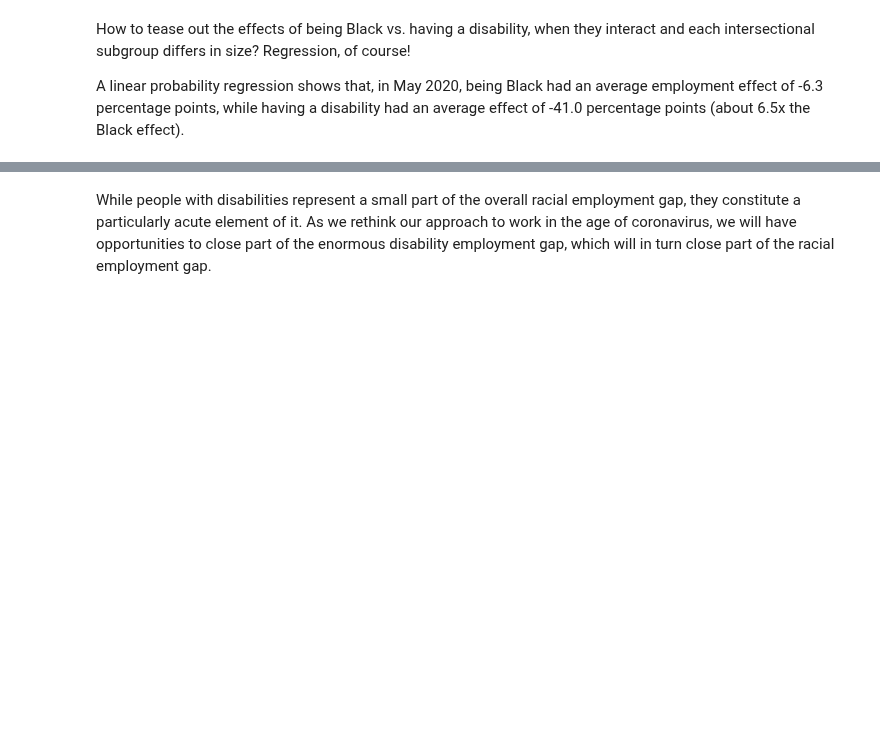
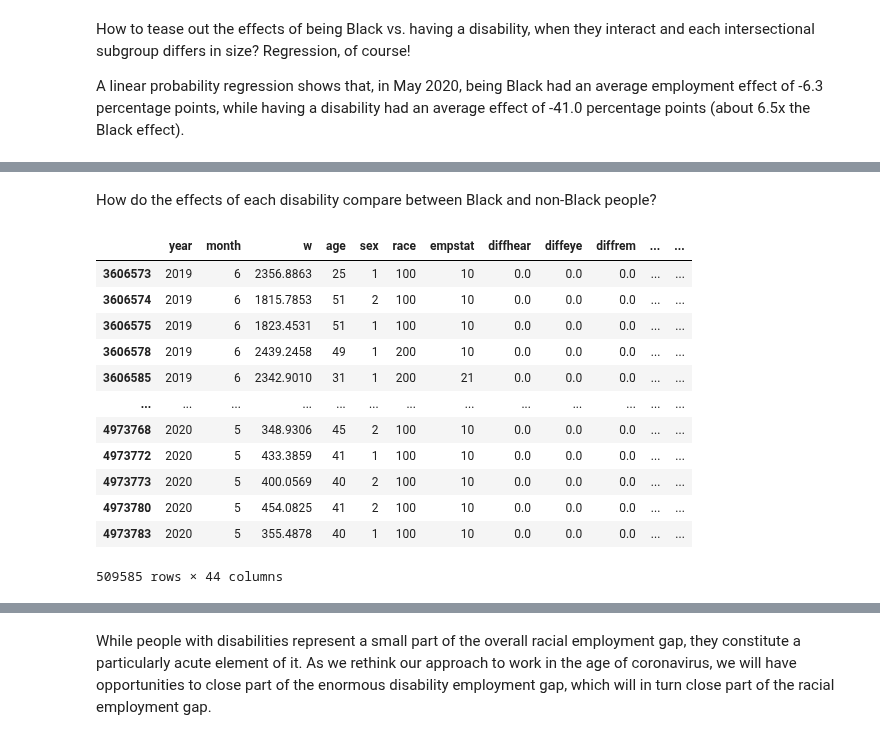
Before and after one commit to MaxGhenis/maxghenis.com, a Jupyter notebook: jupyterbook/blog/20200625/black_disability_employment.ipynb, the cells around one changed output, grey strips where cells are left out. Drawn from its saved outputs; the diff is of its cells as text; code cells hidden in the pictures; blank space fills up the shorter version.

```diff
--- a/jupyterbook/blog/20200625/black_disability_employment.ipynb
+++ b/jupyterbook/blog/20200625/black_disability_employment.ipynb
@@ -65,14 +65,14 @@ cps['female'] = cps.sex == 2
 cps['emp'] = cps.empstat.isin([10, 12])
 cps['black'] = np.where(cps.race == 200, 'Black', 'Not Black')
 # Recode disability into True/False/None.
-for i in ['diffhear', 'diffeye', 'diffrem', 'diffphys', 'diffmob', 'diffcare',
-          'diffany']:
+DIFFS = ['diffhear', 'diffeye', 'diffrem', 'diffphys', 'diffmob', 'diffcare']
+for i in DIFFS + ['diffany']:
     cps[i] = np.where(cps[i] == 0, np.nan, cps[i] == 2)
 
 # Limit to prime-age civilians and relevant columns.
-COLS = ['emp', 'date', 'w', 'black', 'diffany']
+# COLS = ['emp', 'date', 'w', 'black', 'diffany']
 cps = cps[(cps.empstat != 1)  # Not in armed forces.
-          & cps.age.between(25, 54)][COLS]
+          & cps.age.between(25, 54)]
 assert cps.diffany.isna().sum() == 0
 cps['disability'] = np.where(cps.diffany == 1, 'Has disability',
                              'No disability')
@@ -204,0 +327,18 @@ while having a disability had an average effect of -41.0 percentage points (abou
+# %% [markdown]
+How do the effects of each disability compare between Black and non-Black people?
+# %%
+cps_ly
+# %% [output]
+|  | year | month | w | age | sex | race | empstat | diffhear | diffeye | diffrem | ... | ... |
+| 3606573 | 2019 | 6 | 2356.8863 | 25 | 1 | 100 | 10 | 0.0 | 0.0 | 0.0 | ... | ... |
+| 3606574 | 2019 | 6 | 1815.7853 | 51 | 2 | 100 | 10 | 0.0 | 0.0 | 0.0 | ... | ... |
+| 3606575 | 2019 | 6 | 1823.4531 | 51 | 1 | 100 | 10 | 0.0 | 0.0 | 0.0 | ... | ... |
+| 3606578 | 2019 | 6 | 2439.2458 | 49 | 1 | 200 | 10 | 0.0 | 0.0 | 0.0 | ... | ... |
+| 3606585 | 2019 | 6 | 2342.9010 | 31 | 1 | 200 | 21 | 0.0 | 0.0 | 0.0 | ... | ... |
+| ... | ... | ... | ... | ... | ... | ... | ... | ... | ... | ... | ... | ... |
+| 4973768 | 2020 | 5 | 348.9306 | 45 | 2 | 100 | 10 | 0.0 | 0.0 | 0.0 | ... | ... |
+| 4973772 | 2020 | 5 | 433.3859 | 41 | 1 | 100 | 10 | 0.0 | 0.0 | 0.0 | ... | ... |
+| 4973773 | 2020 | 5 | 400.0569 | 40 | 2 | 100 | 10 | 0.0 | 0.0 | 0.0 | ... | ... |
+| 4973780 | 2020 | 5 | 454.0825 | 41 | 2 | 100 | 10 | 0.0 | 0.0 | 0.0 | ... | ... |
+| 4973783 | 2020 | 5 | 355.4878 | 40 | 1 | 100 | 10 | 0.0 | 0.0 | 0.0 | ... | ... |
+509585 rows × 44 columns
```
Also changed, not shown: parts of 9 cells of this notebook.
